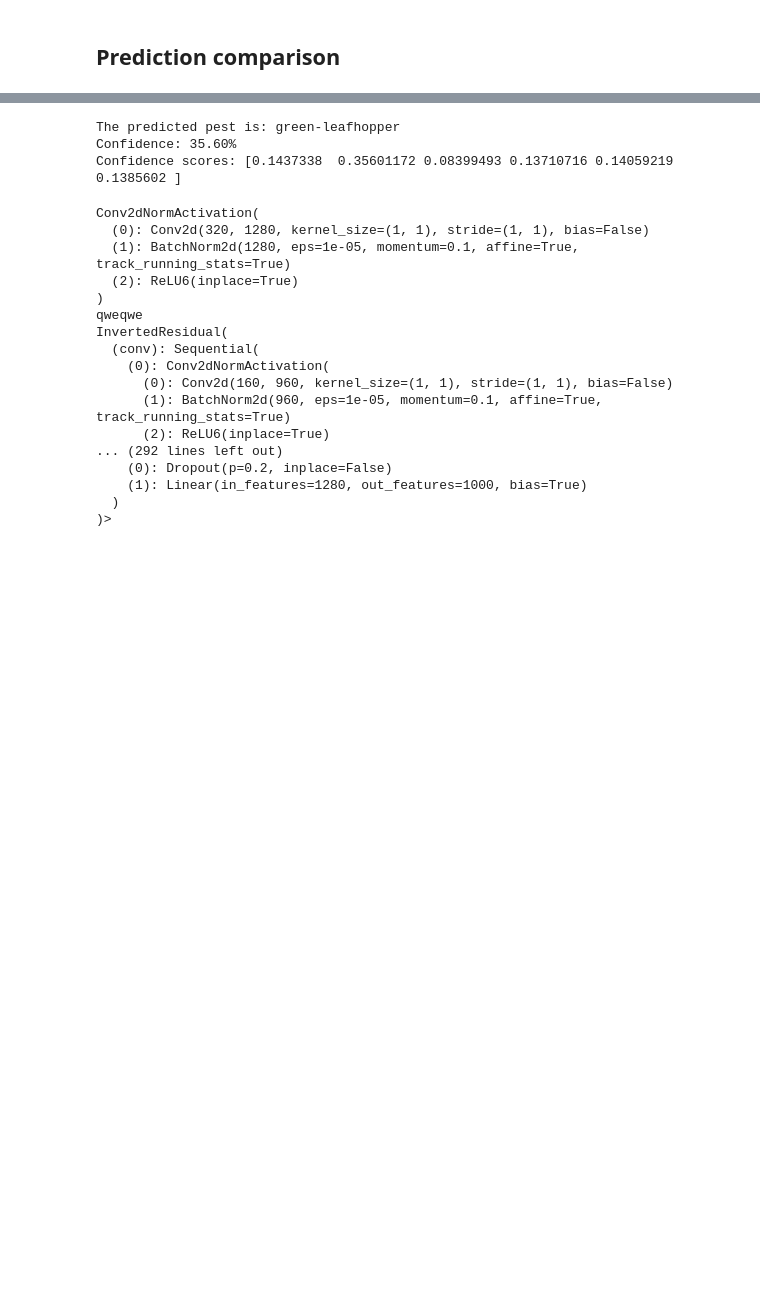
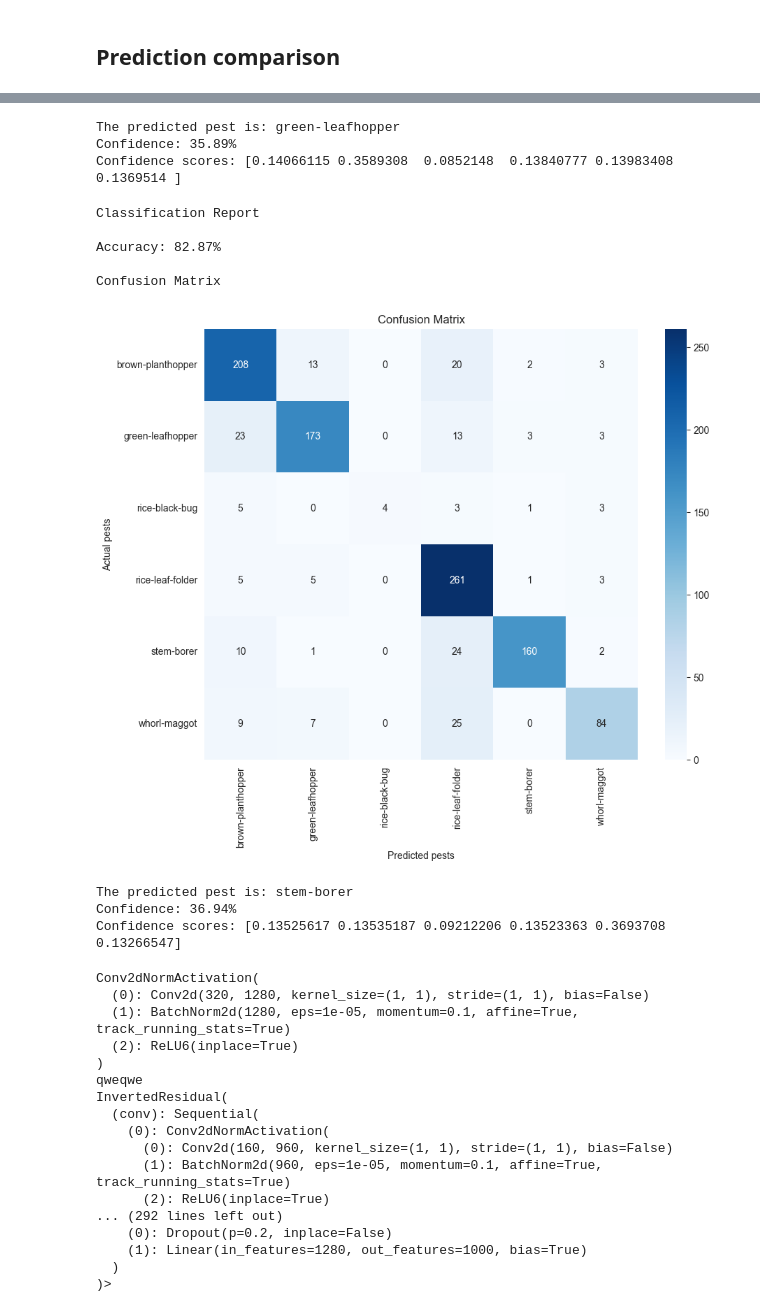
Before and after one commit to Zaphelious/rice-pest-classification, a Jupyter notebook: Thesis.ipynb, the cells around one changed output, grey strips where cells are left out. Drawn from its saved outputs; the diff is of its cells as text; code cells hidden in the pictures; blank space fills up the shorter version.

Commit message:
V6 training

```diff
--- a/Thesis.ipynb
+++ b/Thesis.ipynb
@@ -726,21 +777,51 @@ Confidence scores: [0.14487416 0.3580104  0.0849735  0.13699296 0.13883169 0.136
 # %%
 import torchvision.models as models
 
 classes_names = train_set.classes
 hardware = torch.device('cuda' if torch.cuda.is_available() else 'cpu')
-model_inference = PestClassifierMobileNetV2(num_classes=len(classes_names), margin=4)
-model_inference.load_state_dict(torch.load('models/v2/Advance/MobileNetV2_rice_pest_classificationV3.pth', map_location=hardware))
-image_path =  'datasets/val/green-leafhopper/9 (352).jpg'
+model_inference = PestClassifierMobileNetV2(num_classes=len(classes_names), margin=3)
+model_inference.load_state_dict(torch.load('experiment_models/MobileNetV2_rice_pest_classificationV6.pt', map_location=hardware))
+image_unrelated =  'unrelated_data/dog.jpg'
+image_path = 'datasets/val/green-leafhopper/GREEN-LEAFHOPPERS_original_69541-jpg_fc970f6c-e295-4540-9507-bdf1e9114fc5_jpg.rf.66c68101b214608da1a9ac1c9e5a0b1b.jpg'
 
 pest, confidence_score, all_scores = predict_single_image(model=model_inference, image_path=image_path, classes=classes_names, transform=validation_pipeline, device=hardware)
 
 print(f"The predicted pest is: {pest}")
 print(f"Confidence: {confidence_score * 100:.2f}%")
 print(f"Confidence scores: {all_scores}")
+
+true, pred = eval_metrics(model_inference, validation_loader, classes_names, hardware)
 # %% [output]
 The predicted pest is: green-leafhopper
-Confidence: 35.60%
-Confidence scores: [0.1437338  0.35601172 0.08399493 0.13710716 0.14059219 0.1385602 ]
+Confidence: 35.89%
+Confidence scores: [0.14066115 0.3589308  0.0852148  0.13840777 0.13983408 0.1369514 ]
+Classification Report
+
+Accuracy: 82.87%
+
+Confusion Matrix
+[figure, added]
+# %%
+import torchvision.models as models
+
+classes_names = train_set.classes
+hardware = torch.device('cuda' if torch.cuda.is_available() else 'cpu')
+model_inference = PestClassifierMobileNetV2(num_classes=len(classes_names), margin=3)
+model_inference.load_state_dict(torch.load('experiment_models/MobileNetV2_rice_pest_classificationV6.pt', map_location=hardware))
+image_unrelated =  'unrelated_data/522195740_1082374587297150_2426477586868291111_n.jpg'
+image_path = 'datasets/val/stem-borer/STEM-BORER_original_sborer--5--jpg_0f6ca551-ff03-4c1c-869a-33da425cbdcc_jpg.rf.86c6fe525ae28a8cea5ac4ab4fc5ac44.jpg'
+
+pest, confidence_score, all_scores = predict_single_image(model=model_inference, image_path=image_path, classes=classes_names, transform=validation_pipeline, device=hardware)
+
+print(f"The predicted pest is: {pest}")
+print(f"Confidence: {confidence_score * 100:.2f}%")
+print(f"Confidence scores: {all_scores}")
+
+# true, pred = eval_metrics(model_inference, validation_loader, classes_names, hardware)
+# %% [output]
+The predicted pest is: stem-borer
+Confidence: 36.94%
+Confidence scores: [0.13525617 0.13535187 0.09212206 0.13523363 0.3693708  0.13266547]
 # %%
 print(model.features[0])
 # %%
```
Also changed, not shown: parts of 12 cells of this notebook.
